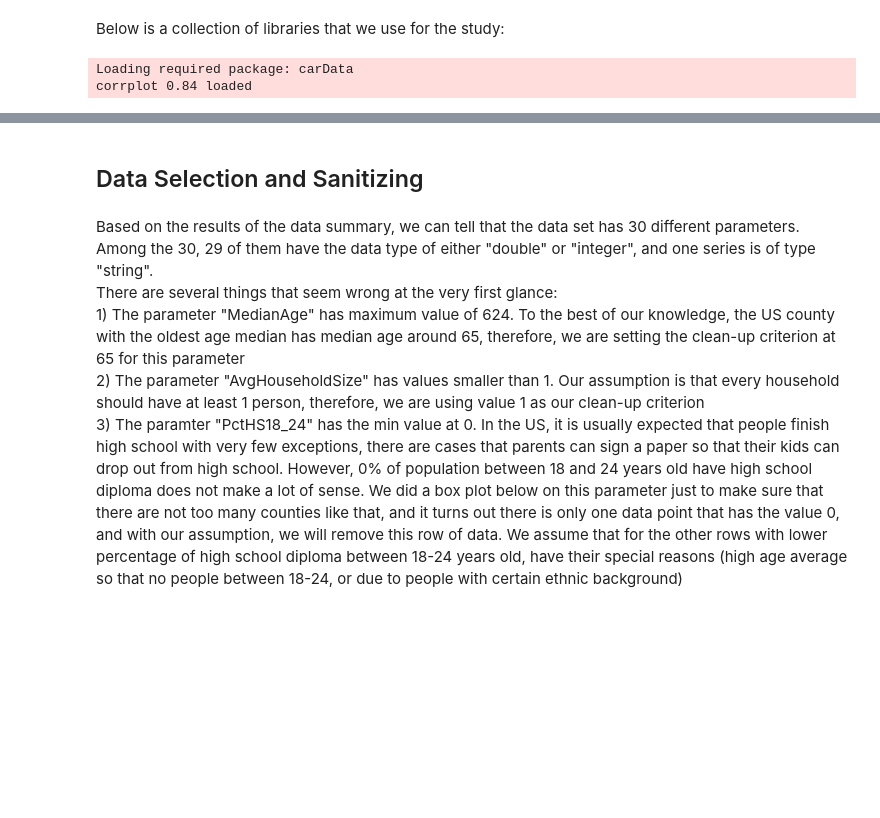
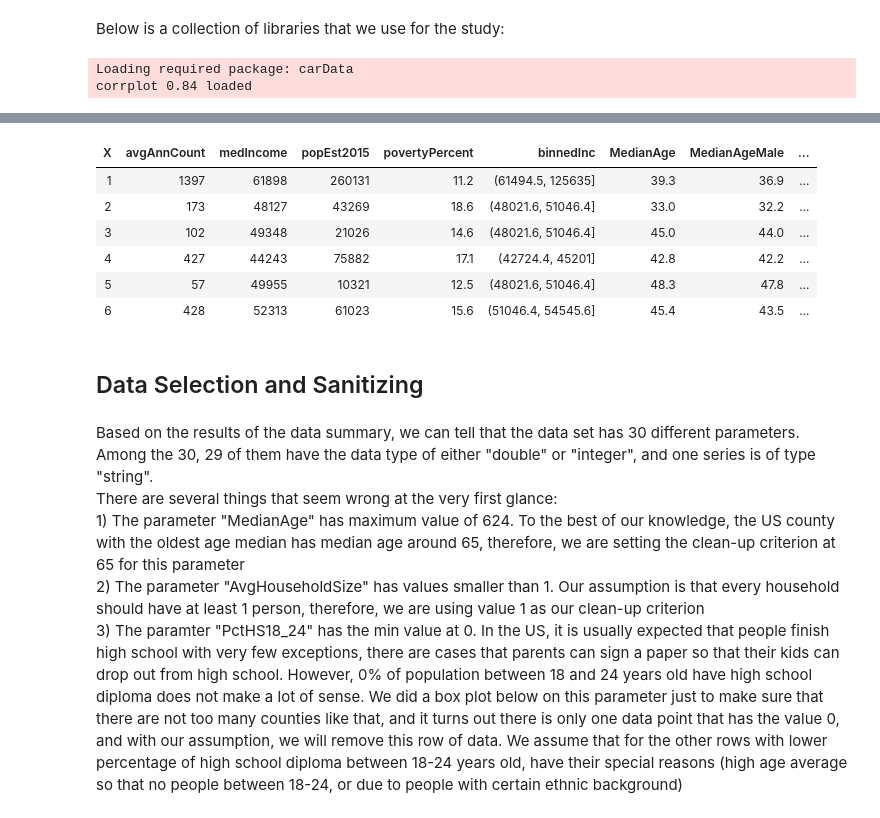
Before and after one commit to boudrejp/eda_lab, a Jupyter notebook: analysis/analysis_Doug_fit_to_report_format.ipynb, the cells around one changed output, grey strips where cells are left out. Cells and saved outputs as stored; diff of their text form; code cells hidden in the pictures; blank space fills up the shorter version.

```diff
--- a/analysis/analysis_Doug_fit_to_report_format.ipynb
+++ b/analysis/analysis_Doug_fit_to_report_format.ipynb
@@ -71,3 +32,37 @@ There are 3047 rows of data
+# %%
+#may need to change address depending on where you have it saved
+data <- read.csv("../project materials/cancer.csv")
+
+# split into states
+data$Geography <- as.character(data$Geography)
+split.geo <- strsplit(as.character(data$Geography), ", ")
+states <- sapply(split.geo,
+                 function(x){
+                   return(x[2])
+                   })
+data$state <- as.factor(states)
+
+#median age -> NA over 65
+data$MedianAge[data$MedianAge > 65] <- NA
+
+#average household -> NA for over 1
+data$AvgHouseholdSize[data$AvgHouseholdSize < 1] <- NA
+
+#one zero val for % high school 18-24 -> set to NA
+data$PctHS18_24[data$PctHS18_24 == 0] <- NA
+
+#popest2015 -> keep both a log transform + original data in separate columns
+data$logpopEst2015 <- log(data$popEst2015)
+
+head(data)
+# %% [output]
+| X | avgAnnCount | medIncome | popEst2015 | povertyPercent | binnedInc | MedianAge | MedianAgeMale | ... |
+| 1 | 1397 | 61898 | 260131 | 11.2 | (61494.5, 125635] | 39.3 | 36.9 | ... |
+| 2 | 173 | 48127 | 43269 | 18.6 | (48021.6, 51046.4] | 33.0 | 32.2 | ... |
+| 3 | 102 | 49348 | 21026 | 14.6 | (48021.6, 51046.4] | 45.0 | 44.0 | ... |
+| 4 | 427 | 44243 | 75882 | 17.1 | (42724.4, 45201] | 42.8 | 42.2 | ... |
+| 5 | 57 | 49955 | 10321 | 12.5 | (48021.6, 51046.4] | 48.3 | 47.8 | ... |
+| 6 | 428 | 52313 | 61023 | 15.6 | (51046.4, 54545.6] | 45.4 | 43.5 | ... |
 # %% [markdown]
 ## Data Selection and Sanitizing
 # %% [markdown]
```
Also changed, not shown: parts of 10 cells of this notebook.
